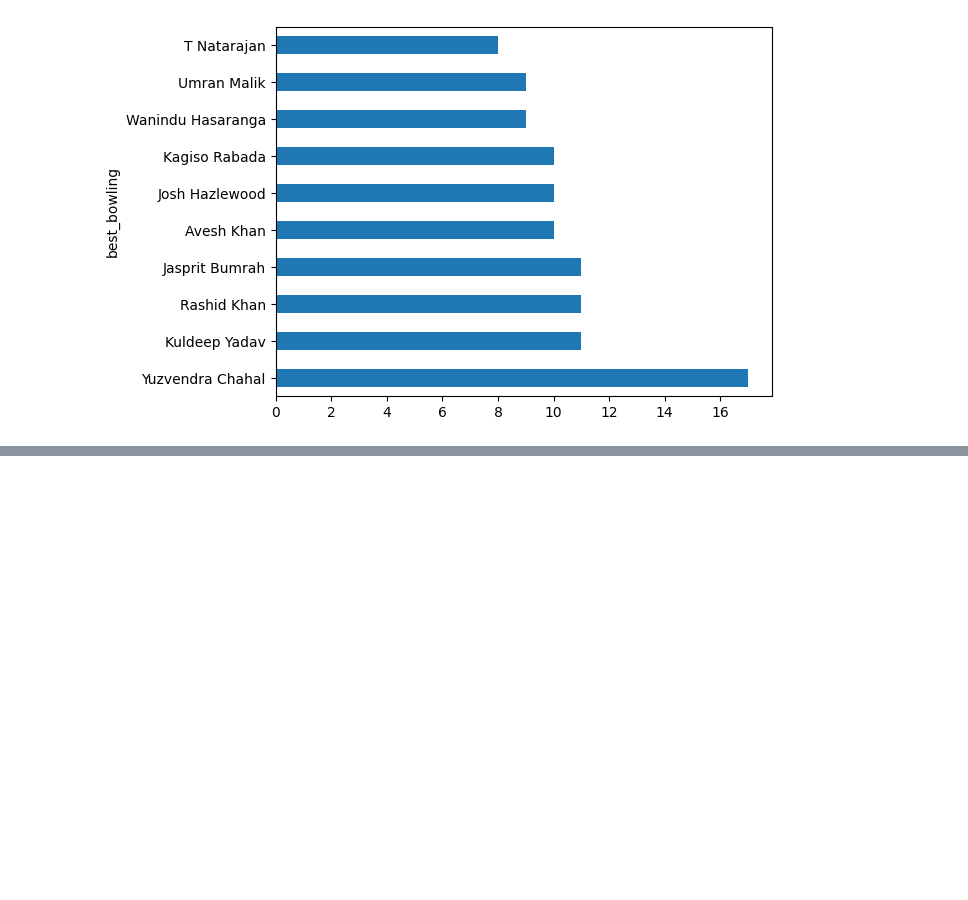
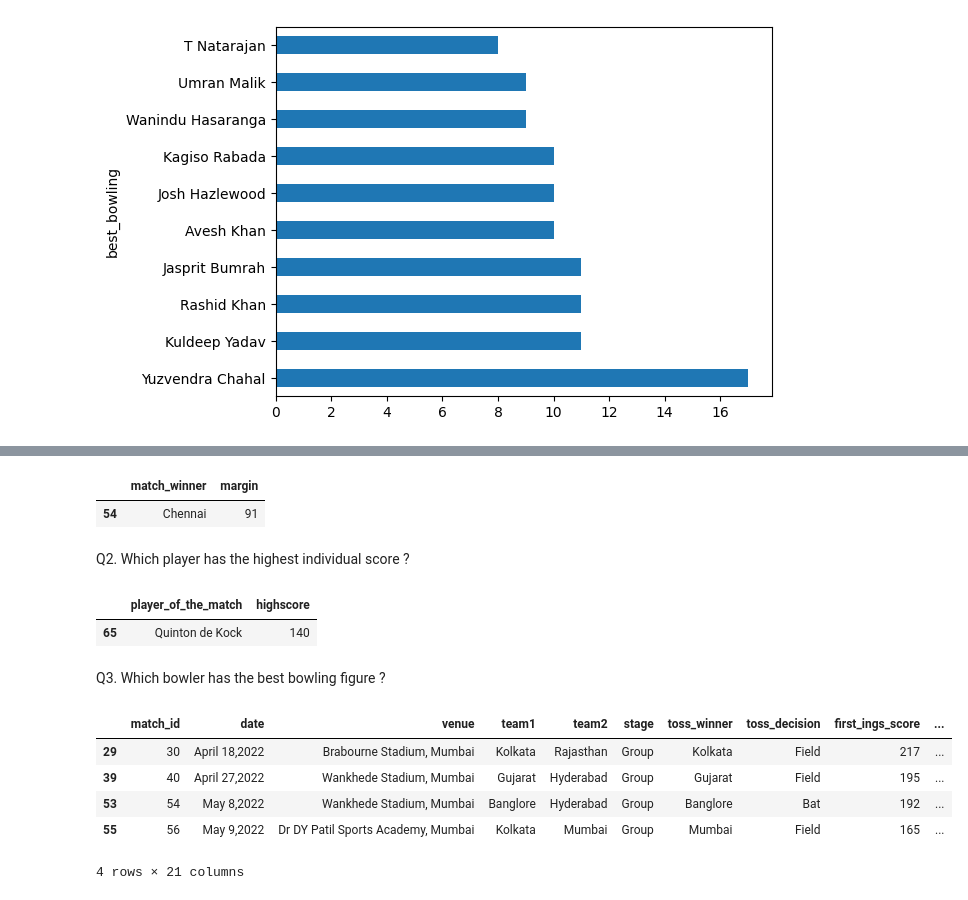
Before and after one commit to shubhamsinha21/symmetrical-dollop, a Jupyter notebook: matplotlib and searborn/IPL_CapstoneProject.ipynb, the cells around one changed output, grey strips where cells are left out. Drawn from its saved outputs; the diff is of its cells as text; code cells hidden in the pictures; blank space fills up the shorter version.

```diff
--- a/matplotlib and searborn/IPL_CapstoneProject.ipynb
+++ b/matplotlib and searborn/IPL_CapstoneProject.ipynb
@@ -224,0 +258,24 @@ top_bowlers.plot(kind='barh') # h -> for horizontal
+# %%
+df[df['won_by'] == 'Runs'].sort_values(by = 'margin',
+                                       ascending = False).head(1)[["match_winner", "margin"]]
+# %% [output]
+|  | match_winner | margin |
+| 54 | Chennai | 91 |
+# %% [markdown]
+Q2. Which player has the highest individual score ?
+# %%
+df[df['highscore'] == df['highscore'].max()][['player_of_the_match', 'highscore']]
+# %% [output]
+|  | player_of_the_match | highscore |
+| 65 | Quinton de Kock | 140 |
+# %% [markdown]
+Q3. Which bowler has the best bowling figure ?
+# %%
+df[df['highest_wicket'] == df['highest_wicket'].max()][['','']]
+# %% [output]
+|  | match_id | date | venue | team1 | team2 | stage | toss_winner | toss_decision | first_ings_score | ... |
+| 29 | 30 | April 18,2022 | Brabourne Stadium, Mumbai | Kolkata | Rajasthan | Group | Kolkata | Field | 217 | ... |
+| 39 | 40 | April 27,2022 | Wankhede Stadium, Mumbai | Gujarat | Hyderabad | Group | Gujarat | Field | 195 | ... |
+| 53 | 54 | May 8,2022 | Wankhede Stadium, Mumbai | Banglore | Hyderabad | Group | Banglore | Bat | 192 | ... |
+| 55 | 56 | May 9,2022 | Dr DY Patil Sports Academy, Mumbai | Kolkata | Mumbai | Group | Mumbai | Field | 165 | ... |
+4 rows × 21 columns
```
Also changed, not shown: parts of 9 cells of this notebook.
